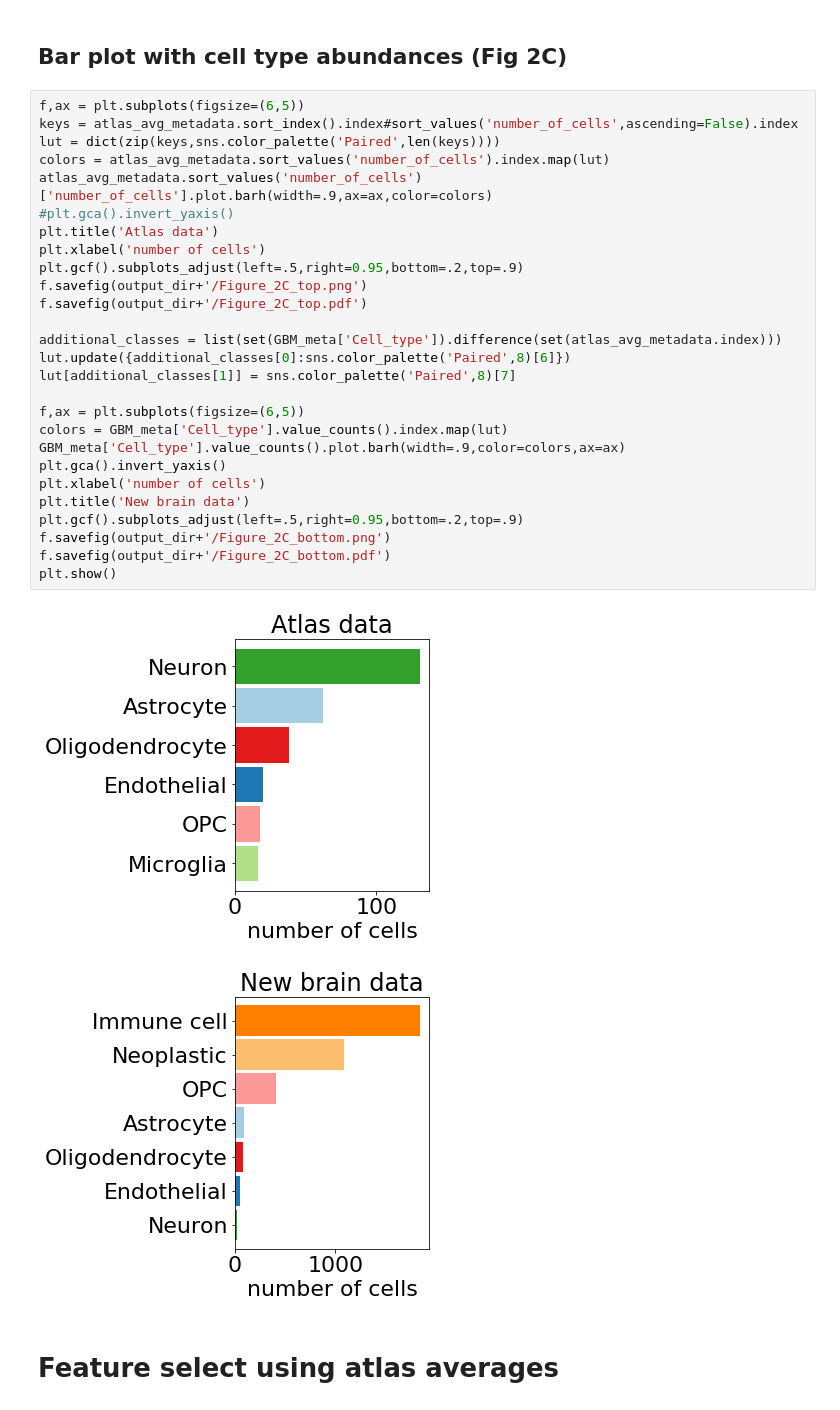
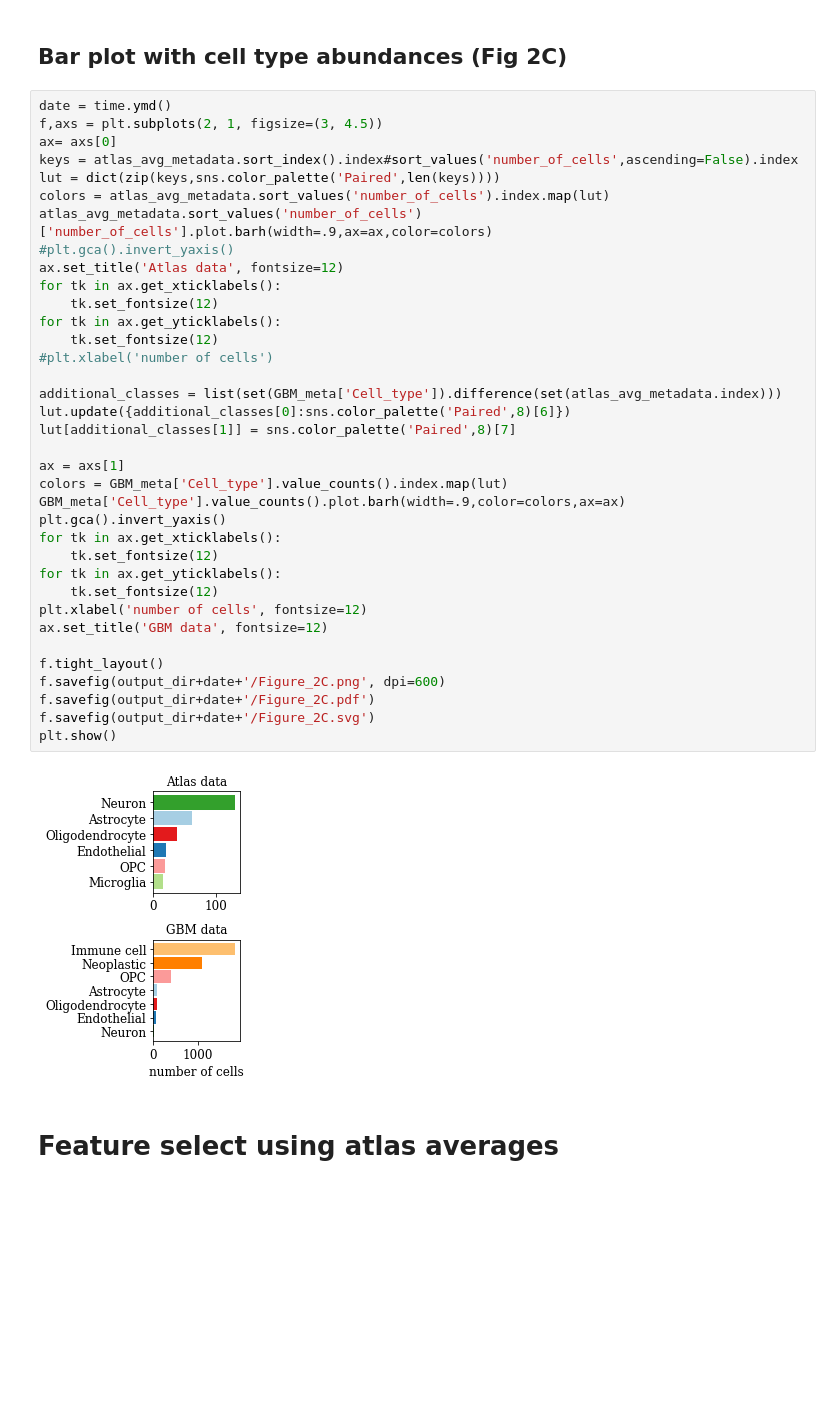
Before and after one commit to iosonofabio/northstar_analysis, a Jupyter notebook: Northstar_Brain.ipynb, the cells around one changed output. Saved outputs shown, nothing was run; the diff lists cells and outputs as text; blank space fills up the shorter version.

```diff
--- a/Northstar_Brain.ipynb
+++ b/Northstar_Brain.ipynb
@@ -124,35 +124,43 @@ Standardize annotations, add original t-SNE coordinates, and other minor manipul
 # %% [markdown]
 ## Bar plot with cell type abundances (Fig 2C)
 # %%
-f,ax = plt.subplots(figsize=(6,5))
+date = time.ymd()
+f,axs = plt.subplots(2, 1, figsize=(3, 4.5))
+ax= axs[0]
 keys = atlas_avg_metadata.sort_index().index#sort_values('number_of_cells',ascending=False).index
 lut = dict(zip(keys,sns.color_palette('Paired',len(keys))))
 colors = atlas_avg_metadata.sort_values('number_of_cells').index.map(lut)
 atlas_avg_metadata.sort_values('number_of_cells')['number_of_cells'].plot.barh(width=.9,ax=ax,color=colors)
 #plt.gca().invert_yaxis()
-plt.title('Atlas data')
-plt.xlabel('number of cells')
-plt.gcf().subplots_adjust(left=.5,right=0.95,bottom=.2,top=.9)
-f.savefig(output_dir+'/Figure_2C_top.png')
-f.savefig(output_dir+'/Figure_2C_top.pdf')
+ax.set_title('Atlas data', fontsize=12)
+for tk in ax.get_xticklabels():
+    tk.set_fontsize(12)
+for tk in ax.get_yticklabels():
+    tk.set_fontsize(12)
+#plt.xlabel('number of cells')
 
 additional_classes = list(set(GBM_meta['Cell_type']).difference(set(atlas_avg_metadata.index)))
 lut.update({additional_classes[0]:sns.color_palette('Paired',8)[6]})
 lut[additional_classes[1]] = sns.color_palette('Paired',8)[7]
 
-f,ax = plt.subplots(figsize=(6,5))
+ax = axs[1]
 colors = GBM_meta['Cell_type'].value_counts().index.map(lut)
 GBM_meta['Cell_type'].value_counts().plot.barh(width=.9,color=colors,ax=ax)
 plt.gca().invert_yaxis()
-plt.xlabel('number of cells')
-plt.title('New brain data')
-plt.gcf().subplots_adjust(left=.5,right=0.95,bottom=.2,top=.9)
-f.savefig(output_dir+'/Figure_2C_bottom.png')
-f.savefig(output_dir+'/Figure_2C_bottom.pdf')
+for tk in ax.get_xticklabels():
+    tk.set_fontsize(12)
+for tk in ax.get_yticklabels():
+    tk.set_fontsize(12)
+plt.xlabel('number of cells', fontsize=12)
+ax.set_title('GBM data', fontsize=12)
+
+f.tight_layout()
+f.savefig(output_dir+date+'/Figure_2C.png', dpi=600)
+f.savefig(output_dir+date+'/Figure_2C.pdf')
+f.savefig(output_dir+date+'/Figure_2C.svg')
 plt.show()
 # %% [output]
-[figure, old version]
+[figure, new version]
-[figure, removed]
 # %% [markdown]
 # Feature select using atlas averages
 # %%
```
Also changed, not shown: parts of 9 cells of this notebook, 8 other files.
